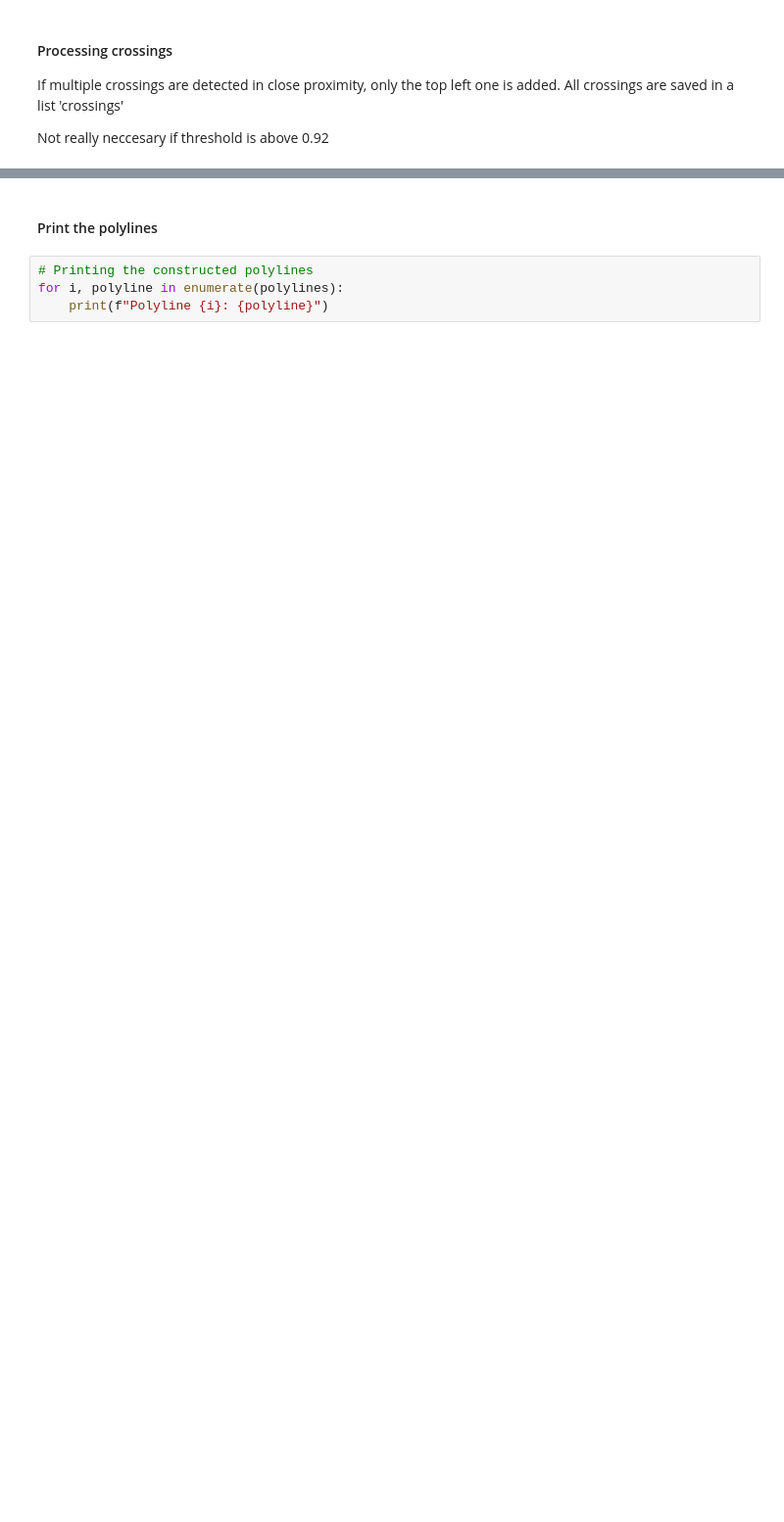
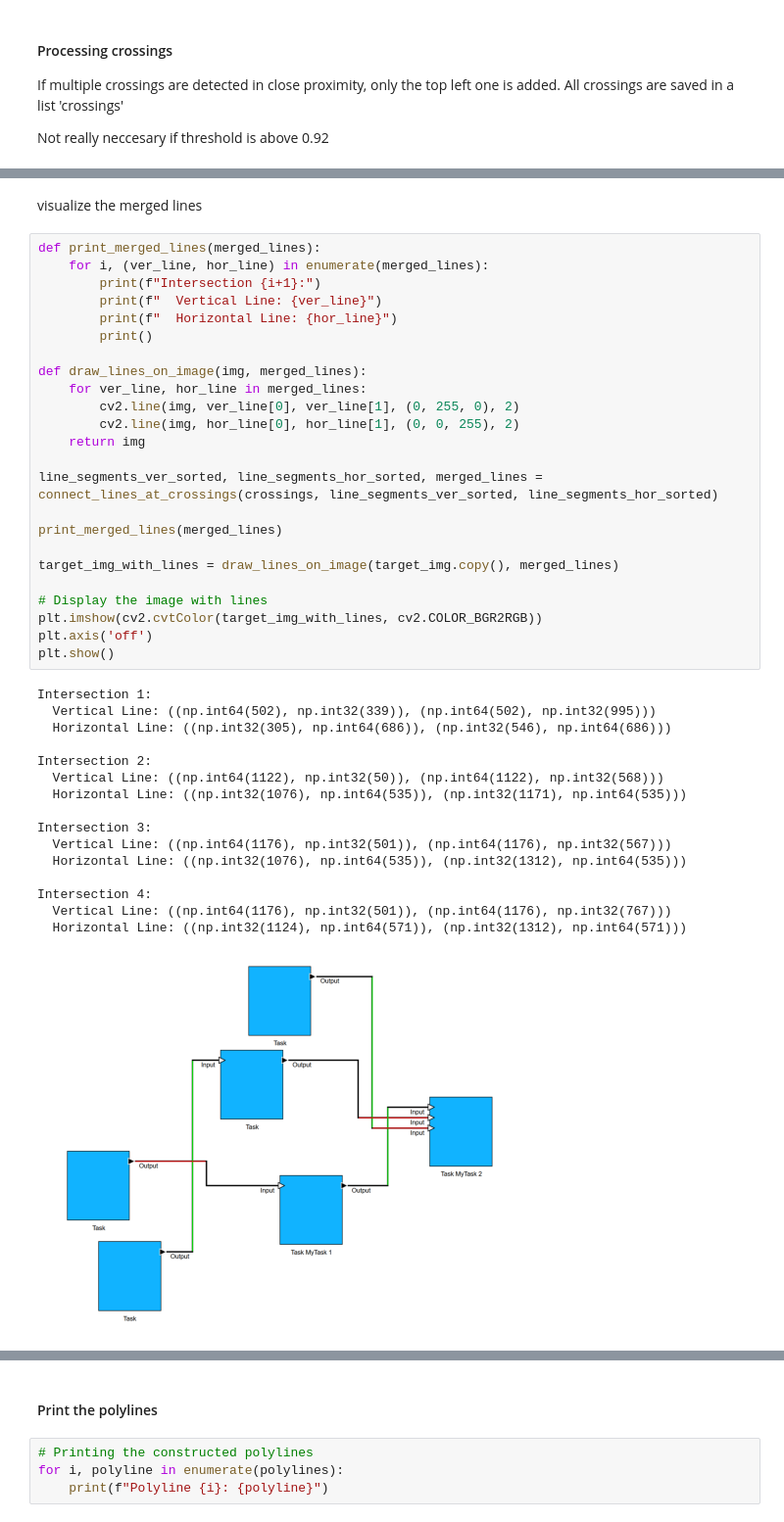
Before and after one commit to franzbanz/computervision, a Jupyter notebook: crossdetection.ipynb, the cells around one changed output, grey strips where cells are left out. Shown at 98% size. Cells and saved outputs as stored; diff of their text form; blank space fills up the shorter version.

Commit message:
added code that handles intersections

```diff
--- a/crossdetection.ipynb
+++ b/crossdetection.ipynb
@@ -707,0 +757,43 @@ plt.show()
+# %% [markdown]
+visualize the merged lines
+# %%
+def print_merged_lines(merged_lines):
+    for i, (ver_line, hor_line) in enumerate(merged_lines):
+        print(f"Intersection {i+1}:")
+        print(f"  Vertical Line: {ver_line}")
+        print(f"  Horizontal Line: {hor_line}")
+        print()
+
+def draw_lines_on_image(img, merged_lines):
+    for ver_line, hor_line in merged_lines:
+        cv2.line(img, ver_line[0], ver_line[1], (0, 255, 0), 2)
+        cv2.line(img, hor_line[0], hor_line[1], (0, 0, 255), 2)
+    return img
+
+line_segments_ver_sorted, line_segments_hor_sorted, merged_lines = connect_lines_at_crossings(crossings, line_segments_ver_sorted, line_segments_hor_sorted)
+
+print_merged_lines(merged_lines)
+
+target_img_with_lines = draw_lines_on_image(target_img.copy(), merged_lines)
+
+# Display the image with lines
+plt.imshow(cv2.cvtColor(target_img_with_lines, cv2.COLOR_BGR2RGB))
+plt.axis('off')
+plt.show()
+# %% [output]
+Intersection 1:
+  Vertical Line: ((np.int64(502), np.int32(339)), (np.int64(502), np.int32(995)))
+  Horizontal Line: ((np.int32(305), np.int64(686)), (np.int32(546), np.int64(686)))
+
+Intersection 2:
+  Vertical Line: ((np.int64(1122), np.int32(50)), (np.int64(1122), np.int32(568)))
+  Horizontal Line: ((np.int32(1076), np.int64(535)), (np.int32(1171), np.int64(535)))
+
+Intersection 3:
+  Vertical Line: ((np.int64(1176), np.int32(501)), (np.int64(1176), np.int32(567)))
+  Horizontal Line: ((np.int32(1076), np.int64(535)), (np.int32(1312), np.int64(535)))
+
+Intersection 4:
+  Vertical Line: ((np.int64(1176), np.int32(501)), (np.int64(1176), np.int32(767)))
+  Horizontal Line: ((np.int32(1124), np.int64(571)), (np.int32(1312), np.int64(571)))
+[figure, added]
```
Also changed, not shown: parts of 34 cells of this notebook.
